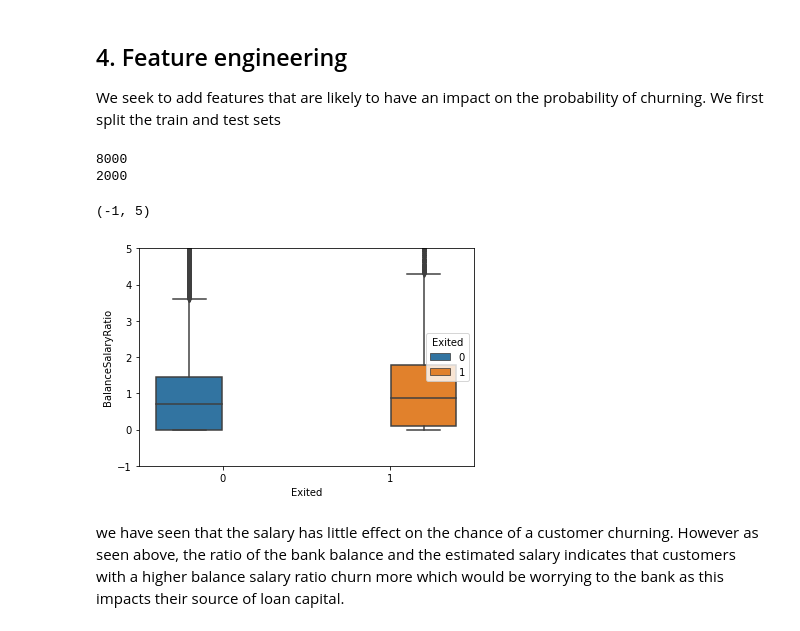
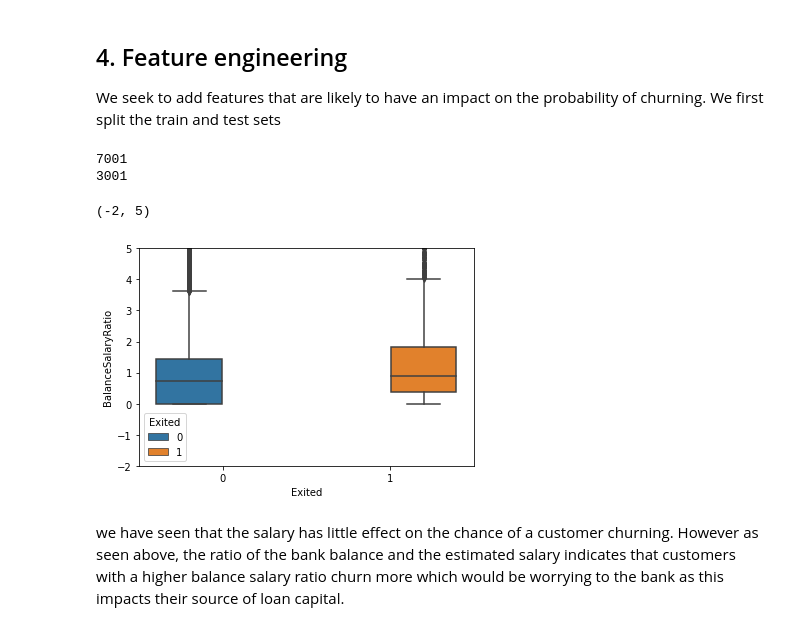
Before and after one commit to andreibsmirnov/TestNotebookReview, a Jupyter notebook: churn-eda.ipynb, the cells around one changed output. Cells and saved outputs as stored; diff of their text form; code cells hidden in the pictures.

```diff
--- a/churn-eda.ipynb
+++ b/churn-eda.ipynb
@@ -183,20 +183,20 @@ We note the following:
 We seek to add features that are likely to have an impact on the probability of churning. We first split the train and test sets
 # %%
 # Split Train, test data
-df_train = df.sample(frac=0.8,random_state=200)
+df_train = df.sample(frac=0.7,random_state=201)
 df_test = df.drop(df_train.index)
-print(len(df_train))
-print(len(df_test))
+print(len(df_train)+1)
+print(len(df_test)+1)
 # %% [output]
-8000
-2000
+7001
+3001
 # %%
 df_train['BalanceSalaryRatio'] = df_train.Balance/df_train.EstimatedSalary
 sns.boxplot(y='BalanceSalaryRatio',x = 'Exited', hue = 'Exited',data = df_train)
-plt.ylim(-1, 5)
+plt.ylim(-2, 5)
 # %% [output]
-(-1, 5)
+(-2, 5)
-[figure, old version]
+[figure, new version]
 # %% [markdown]
 we have seen that the salary has little effect on the chance of a customer churning. However as seen above, the ratio of the bank balance and the estimated salary indicates that customers with a higher balance salary ratio churn more which would be worrying to the bank as this impacts their source of loan capital.
 # %%
```
Also changed, not shown: parts of 1 cell of this notebook.
